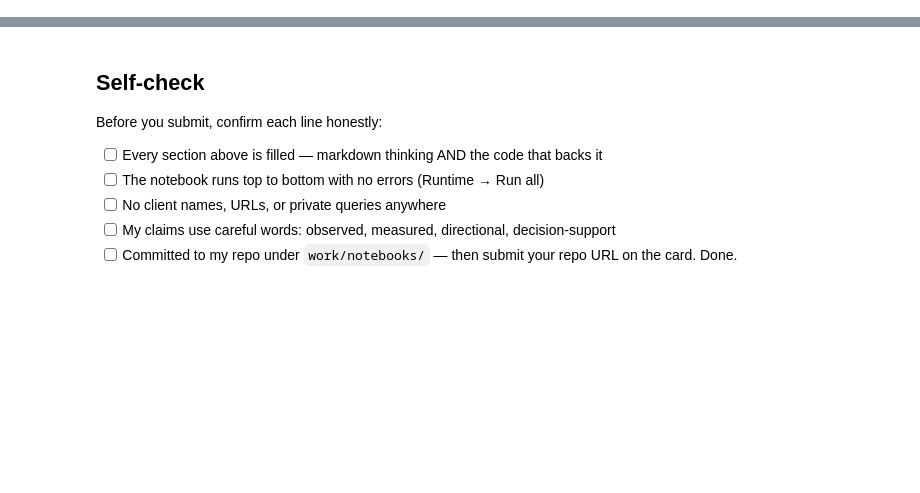
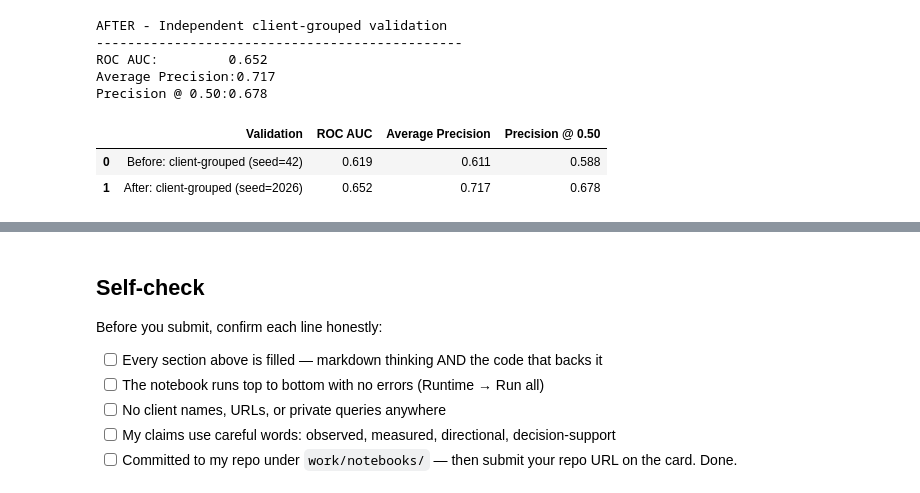
Before and after one commit to mbinaqeel-analyst/flyrank-ml-internship, a Jupyter notebook: work/notebooks/w06_validation_audit.ipynb, the cells around one changed output, grey strips where cells are left out. Cells and saved outputs as stored; diff of their text form; code cells hidden in the pictures; blank space fills up the shorter version.

```diff
--- a/work/notebooks/w06_validation_audit.ipynb
+++ b/work/notebooks/w06_validation_audit.ipynb
@@ -36,0 +955,73 @@ This skeleton is yours to fill. Work the sections **in order** — each one has
+# %%
+# ============================================================
+# AFTER: EVALUATION
+# ============================================================
+
+from sklearn.metrics import (
+    roc_auc_score,
+    average_precision_score,
+    precision_score
+)
+
+roc_after = roc_auc_score(
+    y_test_after,
+    y_prob_after
+)
+
+ap_after = average_precision_score(
+    y_test_after,
+    y_prob_after
+)
+
+precision50_after = precision_score(
+    y_test_after,
+    y_pred_after,
+    zero_division=0
+)
+
+print("AFTER - Independent client-grouped validation")
+print("-----------------------------------------------")
+print(f"ROC AUC:         {roc_after:.3f}")
+print(f"Average Precision:{ap_after:.3f}")
+print(f"Precision @ 0.50:{precision50_after:.3f}")
+# %% [output]
+AFTER - Independent client-grouped validation
+-----------------------------------------------
+ROC AUC:         0.652
+Average Precision:0.717
+Precision @ 0.50:0.678
+# %%
+# ============================================================
+# BEFORE vs AFTER COMPARISON
+# ============================================================
+
+comparison = pd.DataFrame({
+    "Validation": [
+        "Before: client-grouped (seed=42)",
+        "After: client-grouped (seed=2026)"
+    ],
+    "ROC AUC": [
+        roc_before,
+        roc_after
+    ],
+    "Average Precision": [
+        ap_before,
+        ap_after
+    ],
+    "Precision @ 0.50": [
+        precision50_before,
+        precision50_after
+    ]
+})
+
+display(
+    comparison.style.format({
+        "ROC AUC": "{:.3f}",
+        "Average Precision": "{:.3f}",
+        "Precision @ 0.50": "{:.3f}"
+    })
+)
+# %% [output]
+|  | Validation | ROC AUC | Average Precision | Precision @ 0.50 |
+| 0 | Before: client-grouped (seed=42) | 0.619 | 0.611 | 0.588 |
+| 1 | After: client-grouped (seed=2026) | 0.652 | 0.717 | 0.678 |
```
Also changed, not shown: parts of 28 cells of this notebook.
